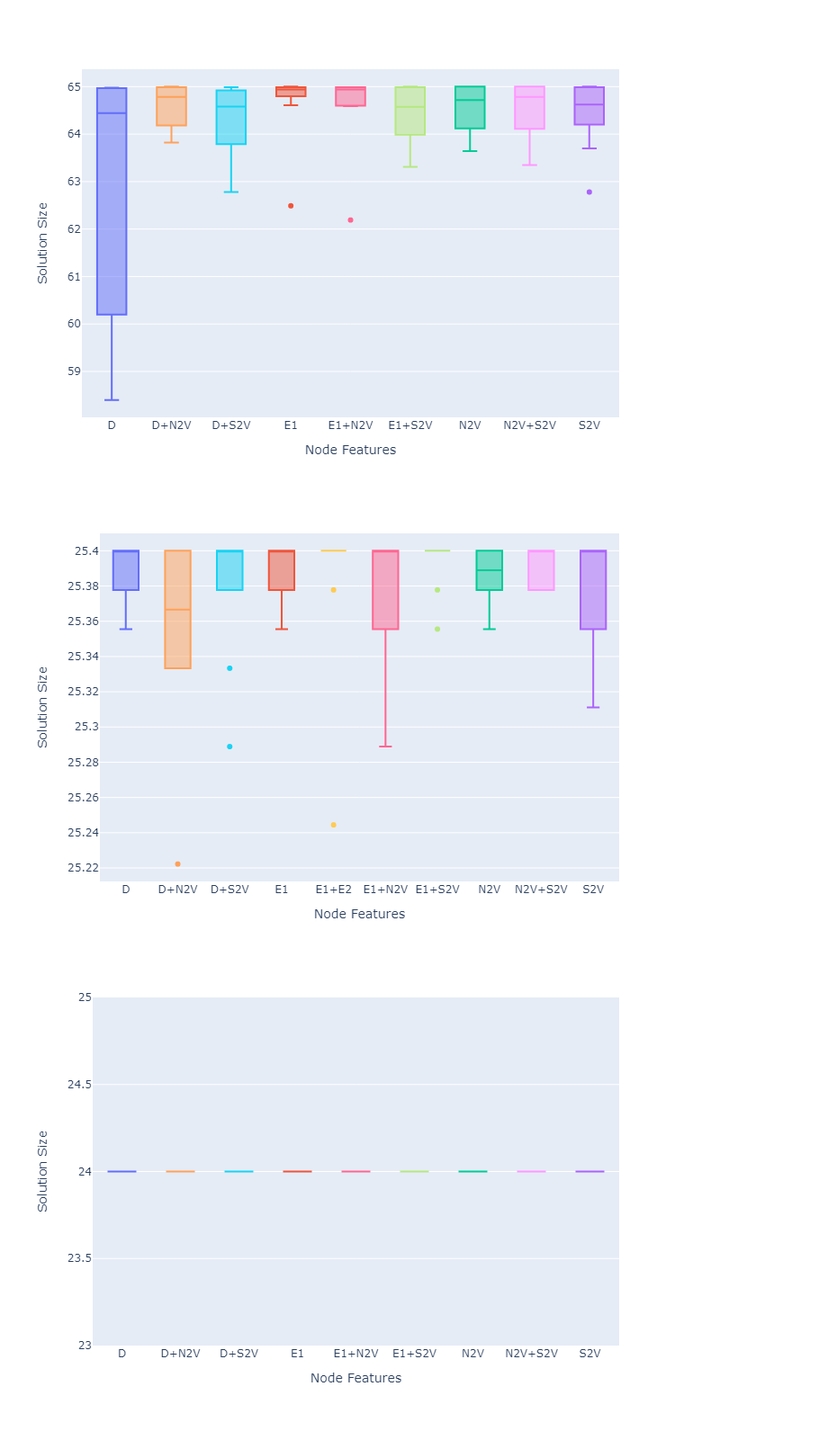
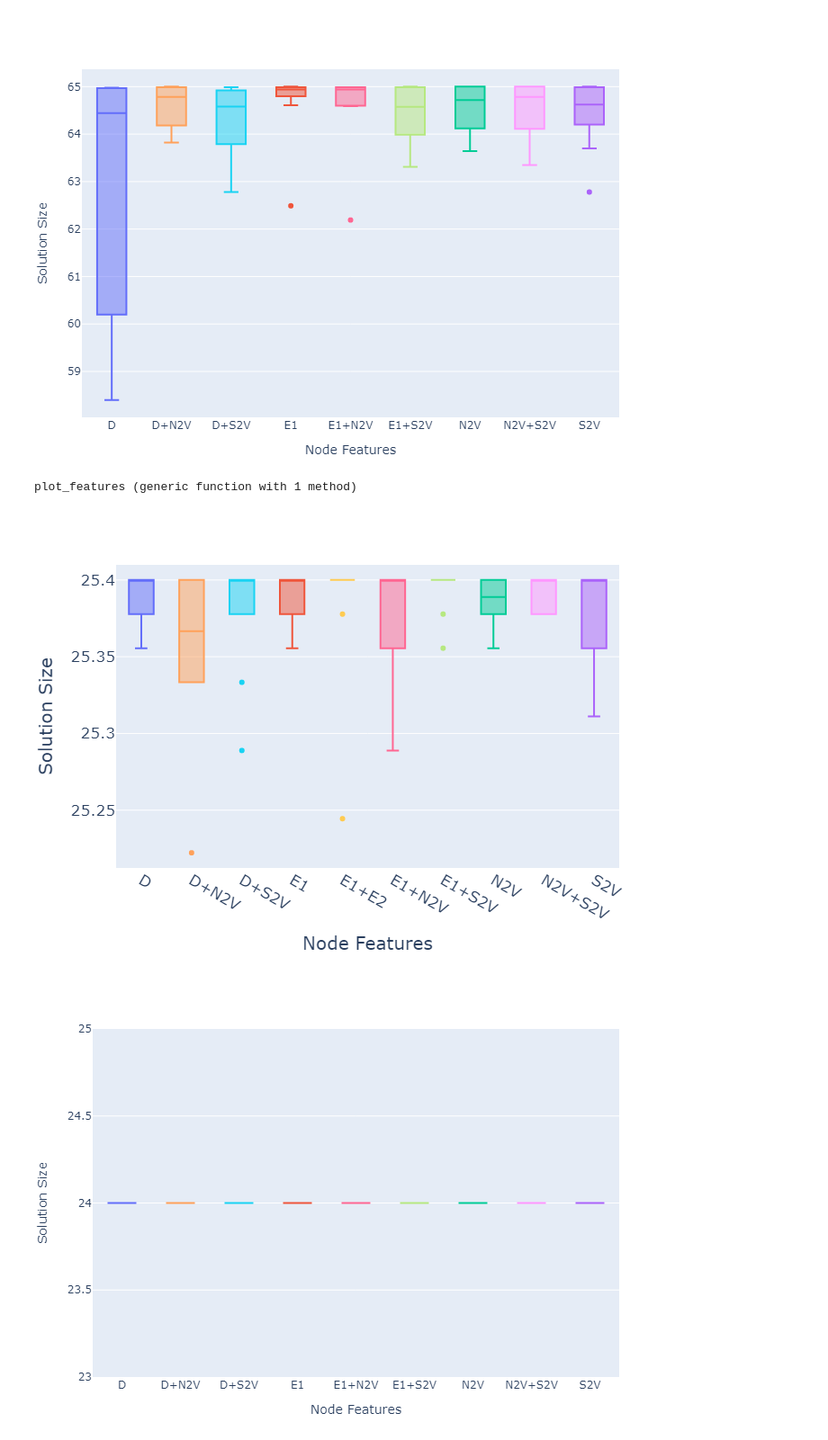
Before and after one commit to rettrich/thesis, a Jupyter notebook: eval/evaluation.ipynb, the cells around one changed output. Shown at 90% size. Drawn from its saved outputs; the diff is of its cells as text; code cells hidden in the pictures.

Commit message:
rework section abt evaluation of node features

```diff
--- a/eval/evaluation.ipynb
+++ b/eval/evaluation.ipynb
@@ -240,15 +240,22 @@ p3
 # %% [output]
 [figure]
 # %%
-features = get_features("V200_048-052_brock200_2"; e1e2=true)
-p = plot([features.single; features.combined], x=Symbol("Node Features"), y=Symbol("Solution Size"), kind="box", color=Symbol("Node Features"),
+function plot_features(features, filename)
+    p = plot([features.single; features.combined], x=Symbol("Node Features"), y=Symbol("Solution Size"), kind="box", color=Symbol("Node Features"),
     Layout(
         showlegend=false,
+        font=attr(size=17),
     ))
-savefig(p, "V200-048-052-random.pdf", width=1000, height=500)
-p
+    savefig(p, "$filename.pdf", width=1000, height=350)
+    p
+end
 # %% [output]
-[figure, removed]
+plot_features (generic function with 1 method)
+# %%
+features = get_features("V200_048-052_brock200_2"; e1e2=true)
+plot_features(features, "V200-048-052-random")
+# %% [output]
+[figure, added]
 # %%
 features = get_features("V200_048-052_brock200_2"; benchmark=true)
 p = plot([features.single; features.combined], x=Symbol("Node Features"), y=Symbol("Solution Size"), kind="box", color=Symbol("Node Features"),
```
Also changed, not shown: parts of 8 cells of this notebook, 15 other files.
